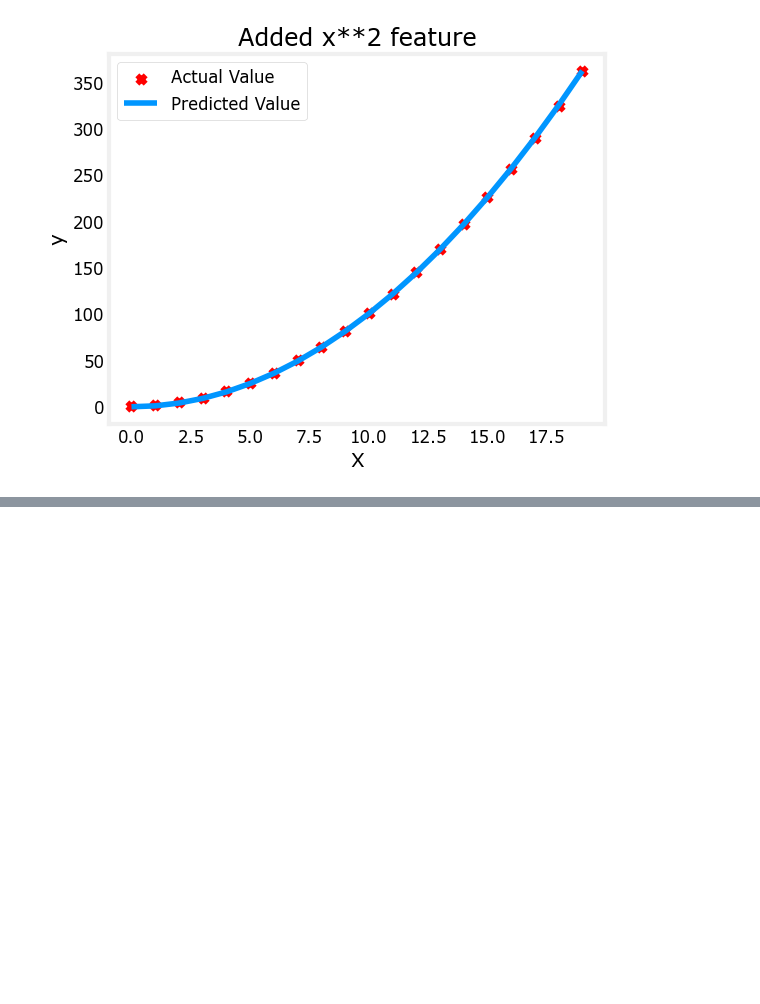
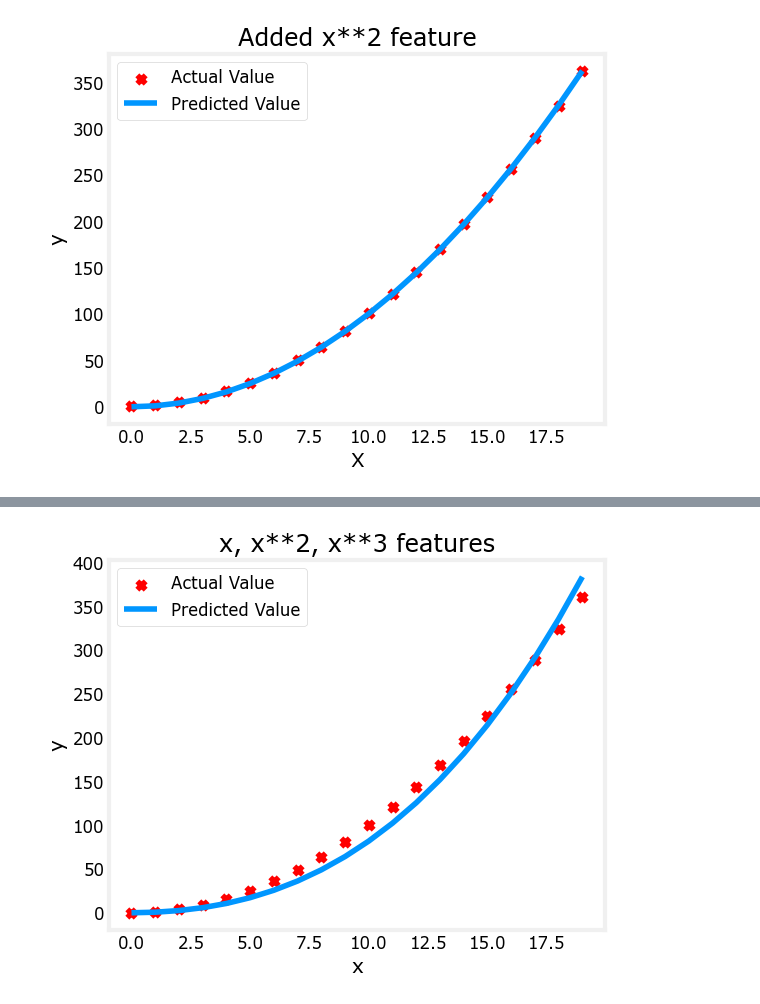
Before and after one commit to franciscomarinhoaguiar/feature_engi_pol_reg, a Jupyter notebook: Lab_FeatEng_PolyReg.ipynb, the cells around one changed output, grey strips where cells are left out. Drawn from its saved outputs; the diff is of its cells as text; code cells hidden in the pictures; blank space fills up the shorter version.

```diff
--- a/Lab_FeatEng_PolyReg.ipynb
+++ b/Lab_FeatEng_PolyReg.ipynb
@@ -108,0 +114,6 @@ plt.show();
+# %%
+x = np.arange(0,20,1)
+y = x**2;
+X = np.c_[x,x**2,x**3]
+
+model_w, model_b = run_gradient_descent_feng(X,y,iterations=10000, alpha=1e-7)
@@ -108,0 +132,10 @@ plt.show();
+# %%
+plt.scatter(x,y, marker='x', c='r', label='Actual Value');
+plt.title("x, x**2, x**3 features")
+plt.plot(x,X@model_w + model_b, label='Predicted Value');
+plt.xlabel("x");
+plt.ylabel("y");
+plt.legend();
+plt.show();
+# %% [output]
+[figure, added]
```
Also changed, not shown: parts of 5 cells of this notebook.
